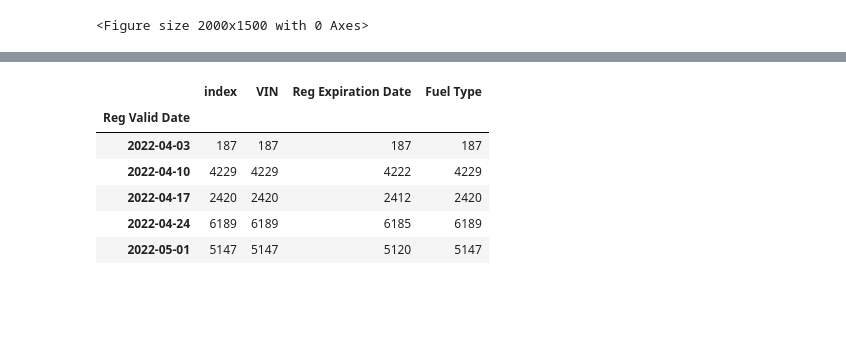
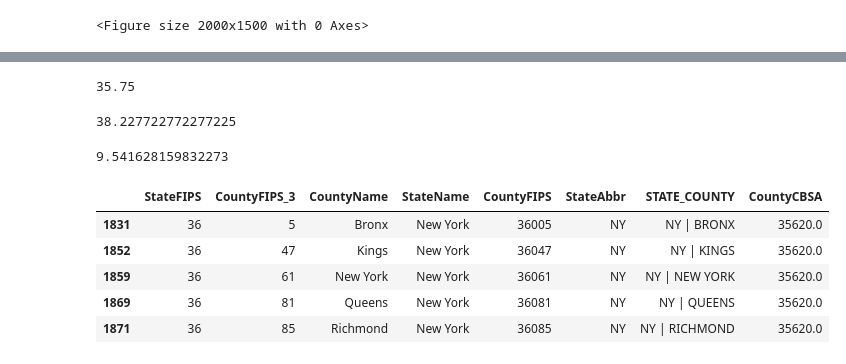
Before and after one commit to heidthecamp/CU-VIRT-AI-PT-03-2024-U-LOLC-PROJECT-1, a Jupyter notebook: displaying_data.ipynb, the cells around one changed output, grey strips where cells are left out. Drawn from its saved outputs; the diff is of its cells as text; code cells hidden in the pictures; blank space fills up the shorter version.

```diff
--- a/displaying_data.ipynb
+++ b/displaying_data.ipynb
@@ -239,10 +206,0 @@ TypeError: agg function failed [how->mean,dtype->object]
-# %%
-nyc_gas.head()
-# %% [output]
-|  | index | VIN | Reg Expiration Date | Fuel Type |
-| Reg Valid Date |  |  |  |  |
-| 2022-04-03 | 187 | 187 | 187 | 187 |
-| 2022-04-10 | 4229 | 4229 | 4222 | 4229 |
-| 2022-04-17 | 2420 | 2420 | 2412 | 2420 |
-| 2022-04-24 | 6189 | 6189 | 6185 | 6189 |
-| 2022-05-01 | 5147 | 5147 | 5120 | 5147 |
@@ -248,0 +237,33 @@ nyc_gas.head()
+# %%
+display(rochester_aq["AQI"].mean())
+display(albany_aq["AQI"].mean())
+# %% [output]
+35.75
+38.227722772277225
+# %%
+fips = pd.read_csv(os.path.join(cwd, data_dir, 'fips2county.tsv'), sep='\t')
+
+# ny_fips = fips[fips['StateName'] == 'NY'].values[0]
+nyc_fips = fips[(fips['CountyName'].isin(['New York', 'Bronx', 'Kings', 'Queens', 'Richmond'])) & (fips['StateName'].str.contains('New York'))]
+# albany_fips = ny_fips[ny_fips['county'].isin(['Albany'])]
+# rochester_fips = ny_fips[ny_fips['county'].isin(['Monroe'])]
+
+for county in nyc_fips['CountyCBSA'].values:
+    nyc_walkindex = pd.concat([walkability_df, walkability_df[
+        (walkability_df['CBSA'] == county)
+    ]])
+
+nyc_walkindex = nyc_walkindex.drop_duplicates()
+
+nyc_walkindex['NatWalkInd'].mean()
+# %% [output]
+9.541628159832273
+# %%
+nyc_fips
+# %% [output]
+|  | StateFIPS | CountyFIPS_3 | CountyName | StateName | CountyFIPS | StateAbbr | STATE_COUNTY | CountyCBSA |
+| 1831 | 36 | 5 | Bronx | New York | 36005 | NY | NY | BRONX | 35620.0 |
+| 1852 | 36 | 47 | Kings | New York | 36047 | NY | NY | KINGS | 35620.0 |
+| 1859 | 36 | 61 | New York | New York | 36061 | NY | NY | NEW YORK | 35620.0 |
+| 1869 | 36 | 81 | Queens | New York | 36081 | NY | NY | QUEENS | 35620.0 |
+| 1871 | 36 | 85 | Richmond | New York | 36085 | NY | NY | RICHMOND | 35620.0 |
```
Also changed, not shown: parts of 14 cells of this notebook.
